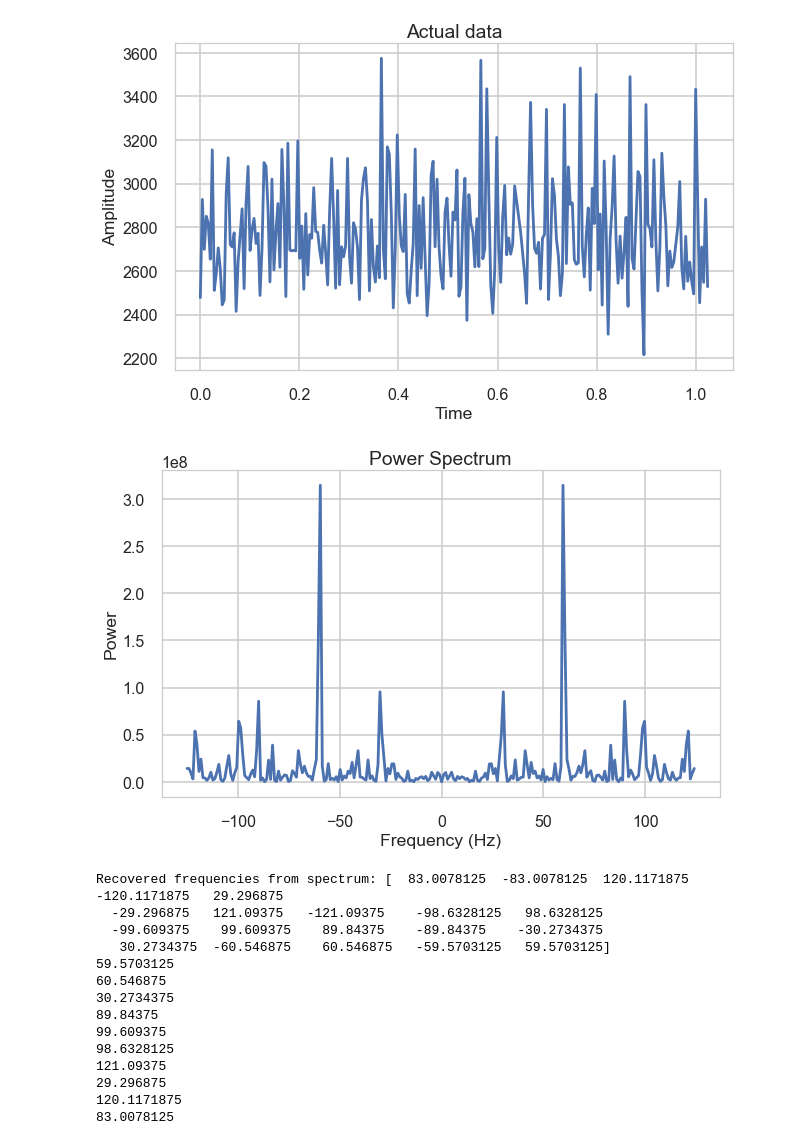
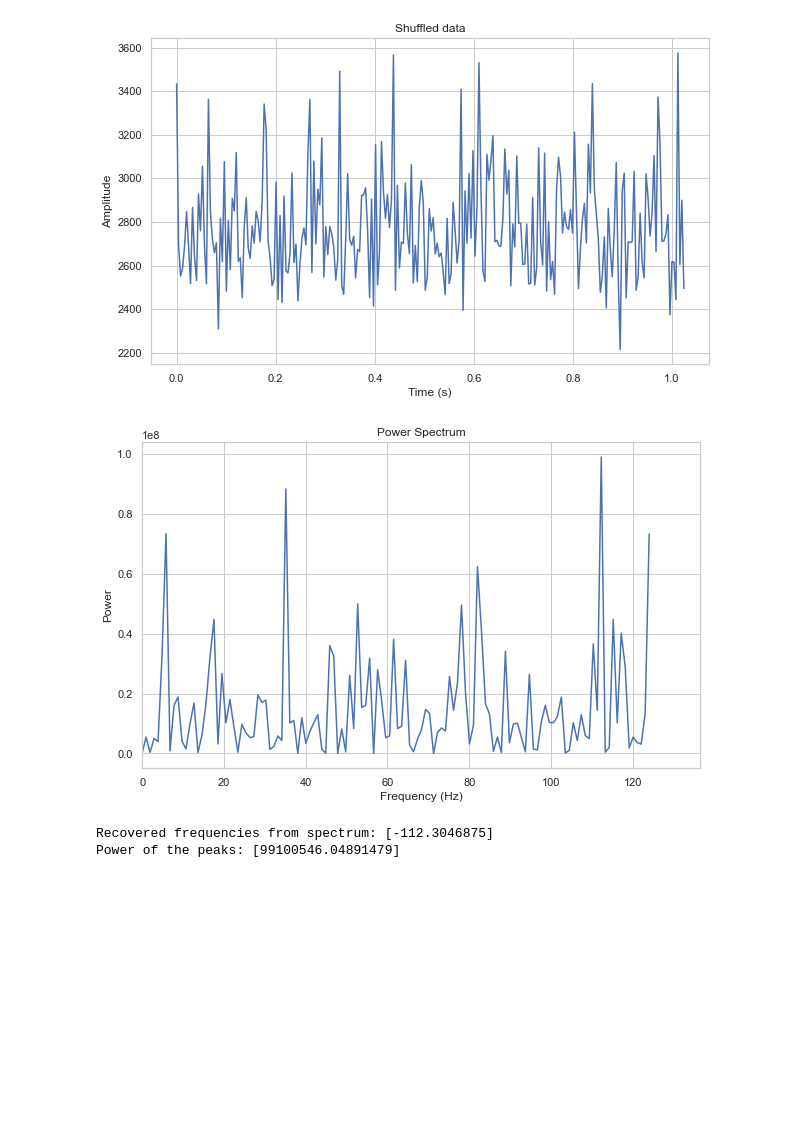
Before and after one commit to Joao-Carlos-S-G-de-A/Pulsar-Fourier-Transform, a Jupyter notebook: Main.ipynb, the cells around one changed output. Cells and saved outputs as stored; diff of their text form; code cells hidden in the pictures; blank space fills up the shorter version.

```diff
--- a/Main.ipynb
+++ b/Main.ipynb
@@ -126,59 +112,42 @@ Recovered frequencies from spectrum: [ 5. -5.]
 # %%
-data = np.genfromtxt('pulsar.dat') #import data
-number_of_samples = len(data)
-periodsample = 0.004 # seconds
+# Shuffle data up
+rng = np.random.default_rng()
+shuffled = data.copy()
+rng.shuffle(shuffled)
+if np.array_equal(data, shuffled):
+    print("Data is not shuffled")
 
 
-
-time = np.linspace(0, number_of_samples*periodsample, number_of_samples)
-
-
-
-# Plot synthetic data
+# Plot shuffled data
 plt.figure(figsize=(10, 6))
-sns.lineplot(x=time, y=data)
-plt.title('Actual data')
-plt.xlabel('Time')
+sns.lineplot(x=time, y=shuffled)
+plt.title('Shuffled data')
+plt.xlabel('Time (s)')
 plt.ylabel('Amplitude')
 plt.show()
 
-sampling_rate = 1/periodsample  # per milli second
+# Perform shuffled Fourier transform
+frequencies, power_spectrum = recover_frequencies(shuffled, sampling_rate)
 
-# Perform Fourier transform
-frequencies, power_spectrum = recover_frequencies(data, sampling_rate)
-
-# Plot power spectrum
+# Plot the shuffled power spectrum
 plt.figure(figsize=(10, 6))
-power_spectrum[0] = 0 #setting to zero to remove the constant
+power_spectrum[0] = 0 #setting to zero to remove the constant, non varying luminosity
 sns.lineplot(x=frequencies, y=power_spectrum)
 plt.title('Power Spectrum')
 plt.xlabel('Frequency (Hz)')
 plt.ylabel('Power')
-#plt.xlim(0.01, 0.3)
+plt.xlim(0,)
 plt.show()
 
 
 # Find peaks in power spectrum
-peaks_idx = np.argsort(power_spectrum)[-20:]  # Get indices of two highest peaks
+peaks_idx = np.argsort(power_spectrum)[-1:]  # Get indices of two highest peaks
 peak_freqs = frequencies[peaks_idx]  # Get corresponding frequencies
+peak_power = power_spectrum[peaks_idx]  # Get corresponding power
 print("Recovered frequencies from spectrum:", peak_freqs)
-for i in range(len(peak_freqs)):
-    if peak_freqs[len(peak_freqs) - i - 1] > 0:
-        print(peak_freqs[len(peak_freqs) - i - 1])
+print("Power of the peaks:", peak_power)
 # %% [output]
-[figure, old version]
+[figure, new version]
-[figure, old version]
+[figure, new version]
-Recovered frequencies from spectrum: [  83.0078125  -83.0078125  120.1171875 -120.1171875   29.296875
-  -29.296875   121.09375   -121.09375    -98.6328125   98.6328125
-  -99.609375    99.609375    89.84375    -89.84375    -30.2734375
-   30.2734375  -60.546875    60.546875   -59.5703125   59.5703125]
-59.5703125
-60.546875
-30.2734375
-89.84375
-99.609375
-98.6328125
-121.09375
-29.296875
-120.1171875
-83.0078125
+Recovered frequencies from spectrum: [-112.3046875]
+Power of the peaks: [99100546.04891479]
```
Also changed, not shown: parts of 12 cells of this notebook, 7 other files.
